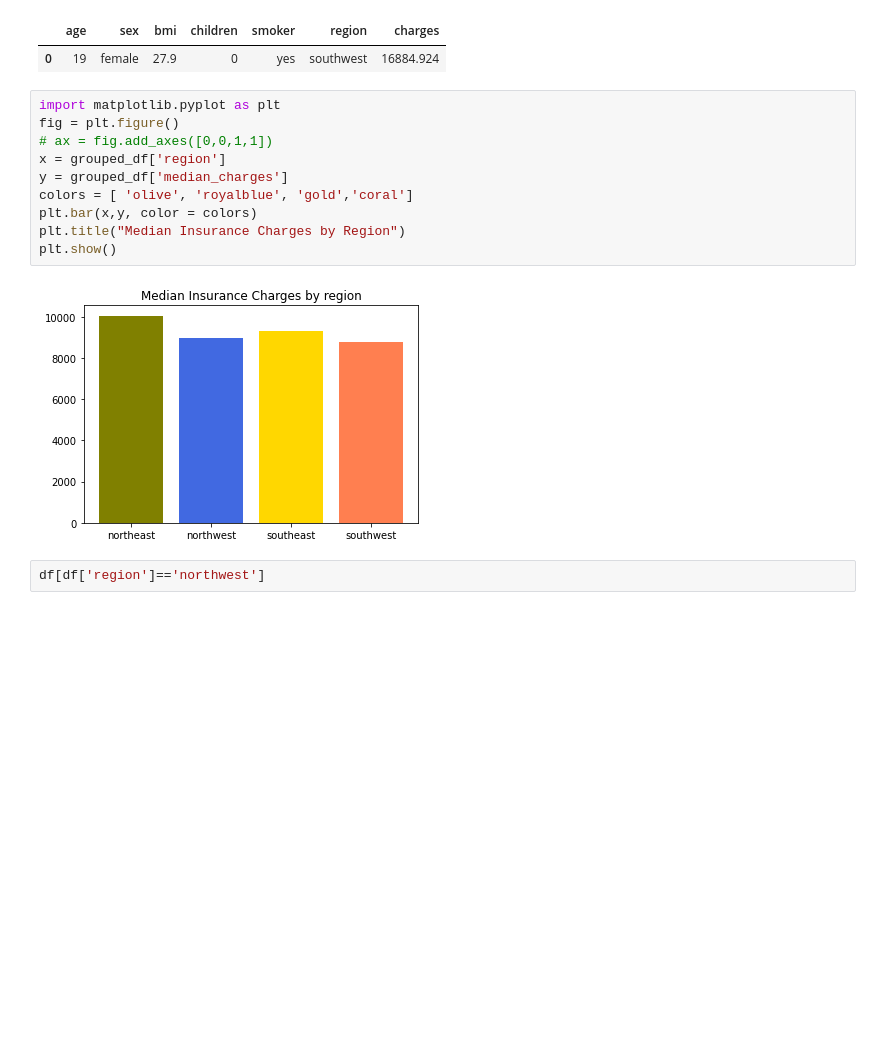
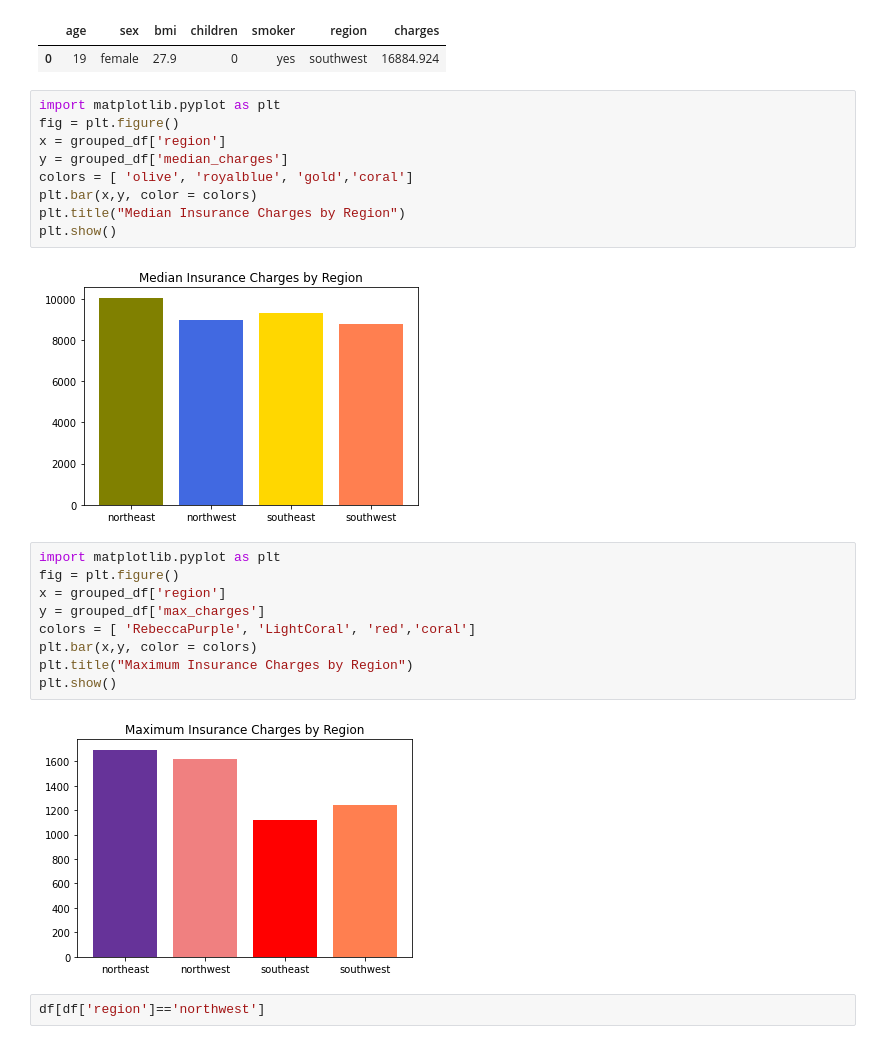
Before and after one commit to graceuche/northeastern-final-project, a Jupyter notebook: notebook.ipynb, the cells around one changed output. Cells and saved outputs as stored; diff of their text form; blank space fills up the shorter version.

```diff
--- a/notebook.ipynb
+++ b/notebook.ipynb
@@ -113,7 +105,6 @@ df.head(1) # checking that the original dataframe is the same as it was and was
 # %%
 import matplotlib.pyplot as plt
 fig = plt.figure()
-# ax = fig.add_axes([0,0,1,1])
 x = grouped_df['region']
 y = grouped_df['median_charges']
 colors = [ 'olive', 'royalblue', 'gold','coral']
@@ -122,6 +113,17 @@ plt.title("Median Insurance Charges by Region")
 plt.show()
 # %% [output]
 [figure]
+# %%
+import matplotlib.pyplot as plt
+fig = plt.figure()
+x = grouped_df['region']
+y = grouped_df['max_charges']
+colors = [ 'RebeccaPurple', 'LightCoral', 'red','coral']
+plt.bar(x,y, color = colors)
+plt.title("Maximum Insurance Charges by Region")
+plt.show()
+# %% [output]
+[figure, added]
 # %%
 df[df['region']=='northwest']
 # %% [output]
```
Also changed, not shown: parts of 3 cells of this notebook.
